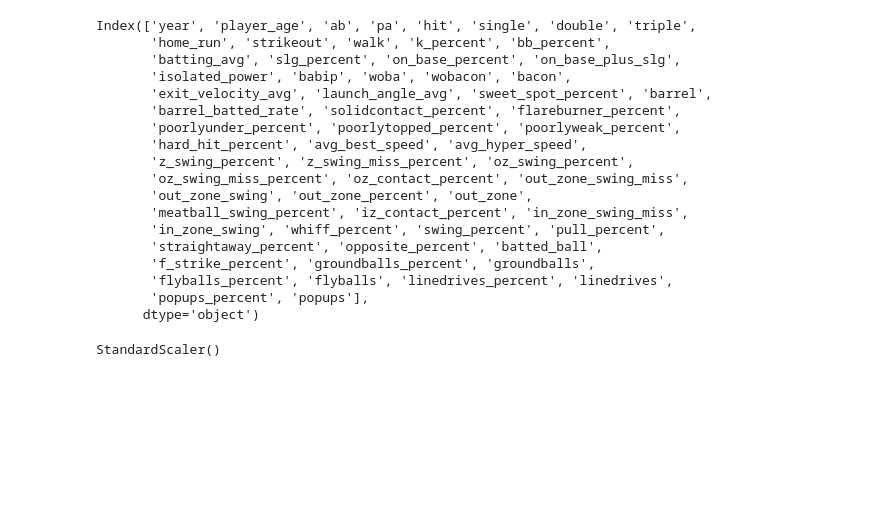
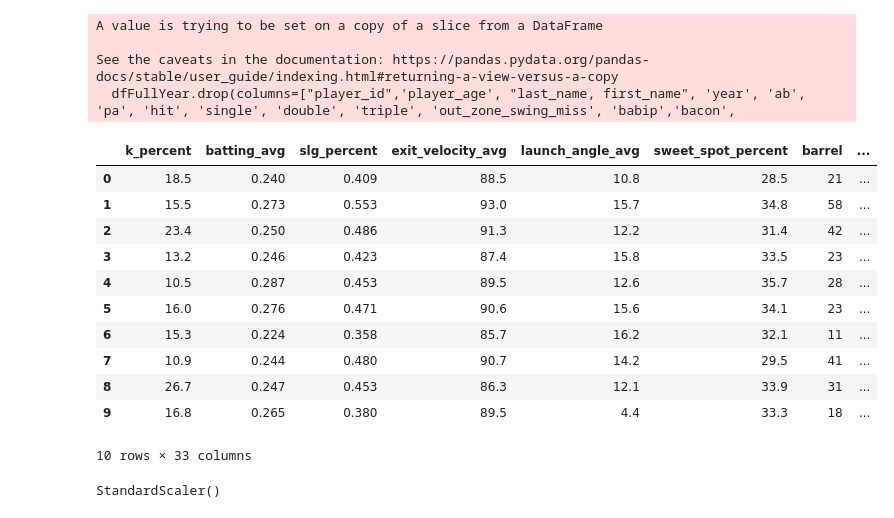
Before and after one commit to askarovamari/Project-4---Team-7, a Jupyter notebook: RandomForest.ipynb, the cells around one changed output. Cells and saved outputs as stored; diff of their text form; code cells hidden in the pictures; blank space fills up the shorter version.

```diff
--- a/RandomForest.ipynb
+++ b/RandomForest.ipynb
@@ -10,31 +10,36 @@ from sklearn.preprocessing import StandardScaler
 from sklearn.model_selection import train_test_split
 from sklearn.ensemble import RandomForestRegressor
 from sklearn.metrics import mean_absolute_error
-# %%
-# Read in the CSV file as a Pandas Dataframe
-df = pd.read_csv(Path("resources/baseballdata.csv"))
-df.set_index("last_name, first_name", inplace=True)
-df.drop(columns=["player_id"], inplace=True)
-print(df.columns)
-# %% [output]
-Index(['year', 'player_age', 'ab', 'pa', 'hit', 'single', 'double', 'triple',
-       'home_run', 'strikeout', 'walk', 'k_percent', 'bb_percent',
-       'batting_avg', 'slg_percent', 'on_base_percent', 'on_base_plus_slg',
-       'isolated_power', 'babip', 'woba', 'wobacon', 'bacon',
-       'exit_velocity_avg', 'launch_angle_avg', 'sweet_spot_percent', 'barrel',
-       'barrel_batted_rate', 'solidcontact_percent', 'flareburner_percent',
-       'poorlyunder_percent', 'poorlytopped_percent', 'poorlyweak_percent',
-       'hard_hit_percent', 'avg_best_speed', 'avg_hyper_speed',
-       'z_swing_percent', 'z_swing_miss_percent', 'oz_swing_percent',
-       'oz_swing_miss_percent', 'oz_contact_percent', 'out_zone_swing_miss',
-       'out_zone_swing', 'out_zone_percent', 'out_zone',
-       'meatball_swing_percent', 'iz_contact_percent', 'in_zone_swing_miss',
-       'in_zone_swing', 'whiff_percent', 'swing_percent', 'pull_percent',
-       'straightaway_percent', 'opposite_percent', 'batted_ball',
-       'f_strike_percent', 'groundballs_percent', 'groundballs',
-       'flyballs_percent', 'flyballs', 'linedrives_percent', 'linedrives',
-       'popups_percent', 'popups'],
-      dtype='object')
+# %%
+# Read in the CSV file as a Pandas Dataframe
+df = pd.read_csv(Path("resources/baseballData.csv"))
+#ridding csv of partial seasons
+dfFullYear = df[~df['year'].isin([2020, 2024])]
+#dropping unesscessary columns
+#'babip','bacon',
+dfFullYear.drop(columns=["player_id",'player_age', "last_name, first_name", 'year', 'ab', 'pa', 'hit', 'single', 'double', 'triple', 'out_zone_swing_miss', 'babip','bacon',
+       'out_zone_swing', 'out_zone_percent', 'out_zone', 'in_zone_swing_miss', 'single', 'double', 'triple', 'home_run', 'strikeout', 'walk', 'bb_percent', 'on_base_percent', 'on_base_plus_slg', 'isolated_power','woba','wobacon',
+       'in_zone_swing','batted_ball', 'groundballs', 'flyballs', 'linedrives', 'popups',
+       'home_run', 'strikeout', 'walk'], inplace=True)
+dfFullYear.columns
+dfFullYear.head(10)
+# %% [output]
+A value is trying to be set on a copy of a slice from a DataFrame
+
+See the caveats in the documentation: https://pandas.pydata.org/pandas-docs/stable/user_guide/indexing.html#returning-a-view-versus-a-copy
+  dfFullYear.drop(columns=["player_id",'player_age', "last_name, first_name", 'year', 'ab', 'pa', 'hit', 'single', 'double', 'triple', 'out_zone_swing_miss', 'babip','bacon',
+|  | k_percent | batting_avg | slg_percent | exit_velocity_avg | launch_angle_avg | sweet_spot_percent | barrel | ... |
+| 0 | 18.5 | 0.240 | 0.409 | 88.5 | 10.8 | 28.5 | 21 | ... |
+| 1 | 15.5 | 0.273 | 0.553 | 93.0 | 15.7 | 34.8 | 58 | ... |
+| 2 | 23.4 | 0.250 | 0.486 | 91.3 | 12.2 | 31.4 | 42 | ... |
+| 3 | 13.2 | 0.246 | 0.423 | 87.4 | 15.8 | 33.5 | 23 | ... |
+| 4 | 10.5 | 0.287 | 0.453 | 89.5 | 12.6 | 35.7 | 28 | ... |
+| 5 | 16.0 | 0.276 | 0.471 | 90.6 | 15.6 | 34.1 | 23 | ... |
+| 6 | 15.3 | 0.224 | 0.358 | 85.7 | 16.2 | 32.1 | 11 | ... |
+| 7 | 10.9 | 0.244 | 0.480 | 90.7 | 14.2 | 29.5 | 41 | ... |
+| 8 | 26.7 | 0.247 | 0.453 | 86.3 | 12.1 | 33.9 | 31 | ... |
+| 9 | 16.8 | 0.265 | 0.380 | 89.5 | 4.4 | 33.3 | 18 | ... |
+10 rows × 33 columns
 # %%
 #Scale the Data
 scaler = StandardScaler()
```
Also changed, not shown: parts of 4 cells of this notebook.
